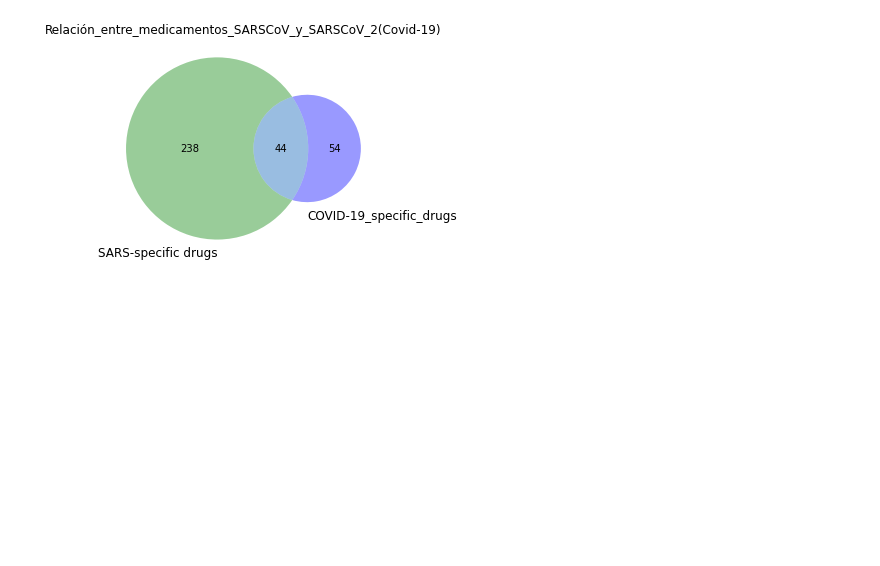
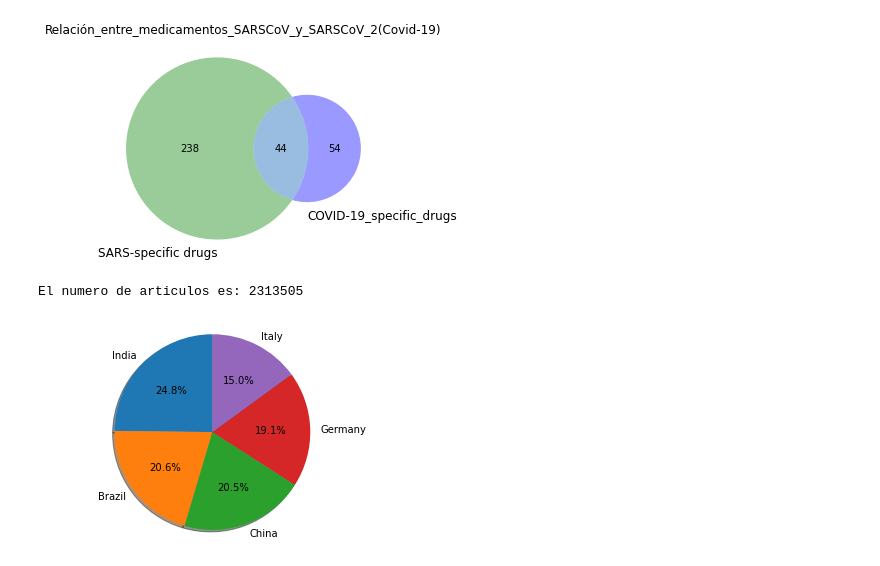
Before and after one commit to josand00/GBI6_ExamenPython, a Jupyter notebook: Proyecto_bio.ipynb, the cells around one changed output. Saved outputs shown, nothing was run; the diff lists cells and outputs as text; code cells hidden in the pictures; blank space fills up the shorter version.

```diff
--- a/Proyecto_bio.ipynb
+++ b/Proyecto_bio.ipynb
@@ -84,0 +88,13 @@ Requirement already satisfied: six>=1.5 in c:\users\josue\anaconda3\lib\site-pac
+# %%
+covid = msc.download_pubmed("drug repurposing covid-19")
+print ("El numero de articulos es:", len(covid))
+# %% [output]
+El numero de articulos es: 2313505
+# %%
+# Escriba aquí su código para el ejercicio 3
+import matplotlib.pyplot as plt
+Covid = msc.science_plots (covid)
+with open ("img/Covid.png","w") as png:
+    Covid
+# %% [output]
+[figure, added]
```
Also changed, not shown: parts of 1 cell of this notebook, 5 other files.
